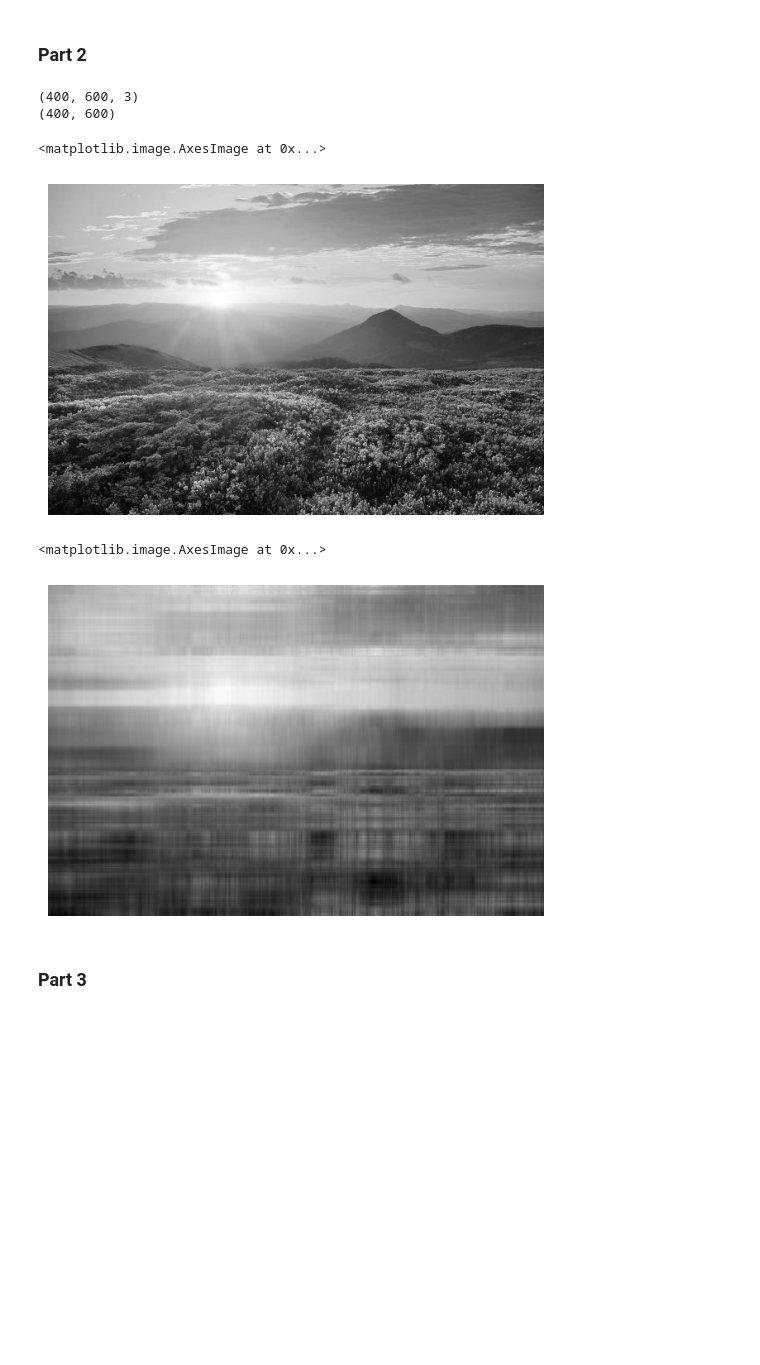
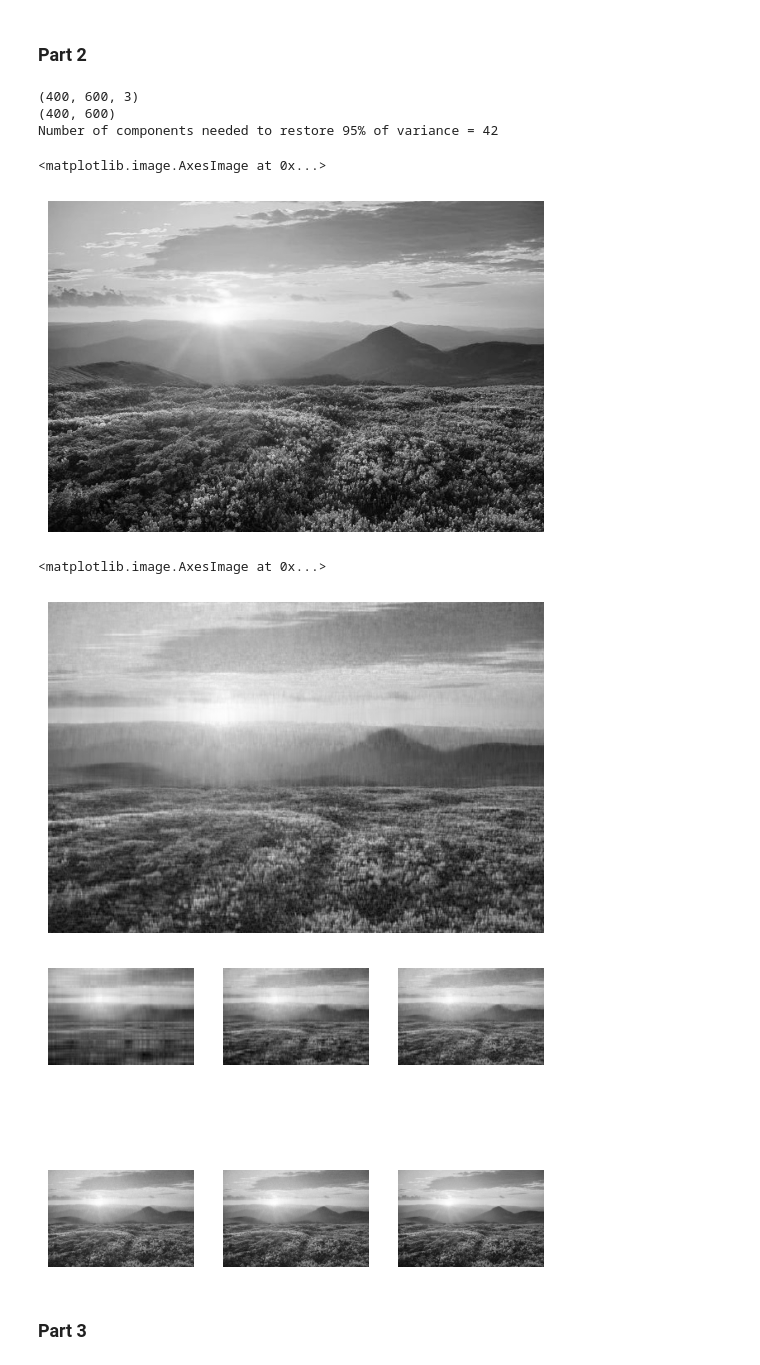
Before and after one commit to yaroslavdrapei/lab-2, a Jupyter notebook: main.ipynb, the cells around one changed output. Drawn from its saved outputs; the diff is of its cells as text; code cells hidden in the pictures; blank space fills up the shorter version.

Commit message:
calculating cumulative variance

```diff
--- a/main.ipynb
+++ b/main.ipynb
@@ -37,32 +37,55 @@ print(img.shape)
 grey_img = img.sum(axis=2)
 print(grey_img.shape)
 
-# covariation matrix
-# mean for centralization
-mean = np.mean(grey_img, axis=0)
-cov_matrix = np.cov(grey_img - mean, rowvar=False)
-
-# PCA
-pca = PCA(n_components=5)
+# calculating cumulative variance for 95%
+pca = PCA()
 new_image_pca = pca.fit_transform(grey_img)
 
-# reconstruction
+variance_ratio = pca.explained_variance_ratio_
+cumulative_variance = np.cumsum(variance_ratio)
+
+n_components = np.argmax(cumulative_variance > 0.95) + 1
+
+print(f'Number of components needed to restore 95% of variance = {n_components}')
+
+pca = PCA(n_components=n_components)
+new_image_pca = pca.fit_transform(grey_img)
 new_image = pca.inverse_transform(new_image_pca)
 
 # display image
 plt.axis('off')
-plt.imshow(grey_img, cmap='gray')
+plt.imshow(new_image, cmap='gray')
 # %% [output]
 (400, 600, 3)
 (400, 600)
+Number of components needed to restore 95% of variance = 42
 <matplotlib.image.AxesImage at 0x...>
 [figure]
 # %%
 plt.axis('off')
-plt.imshow(new_image, cmap='gray')
+plt.imshow(grey_img, cmap='gray')
 # %% [output]
 <matplotlib.image.AxesImage at 0x...>
-[figure, old version]
+[figure, new version]
+# %%
+def visualize_pca(components):
+  fig = plt.figure()
+
+  for i, n in enumerate(components):
+    pca = PCA(n_components=n)
+    img_pca = pca.fit_transform(grey_img)
+    img = pca.inverse_transform(img_pca)
+
+    ax = fig.add_subplot(2, 3, i+1)
+    ax.axis('off')
+
+    ax.imshow(img, cmap='gray')
+
+  plt.show()
+
+visualize_pca([5, 15, 25, 75, 100, 170])
+# %% [output]
+[figure, added]
 # %% [markdown]
 ### Part 3
 # %%
```
